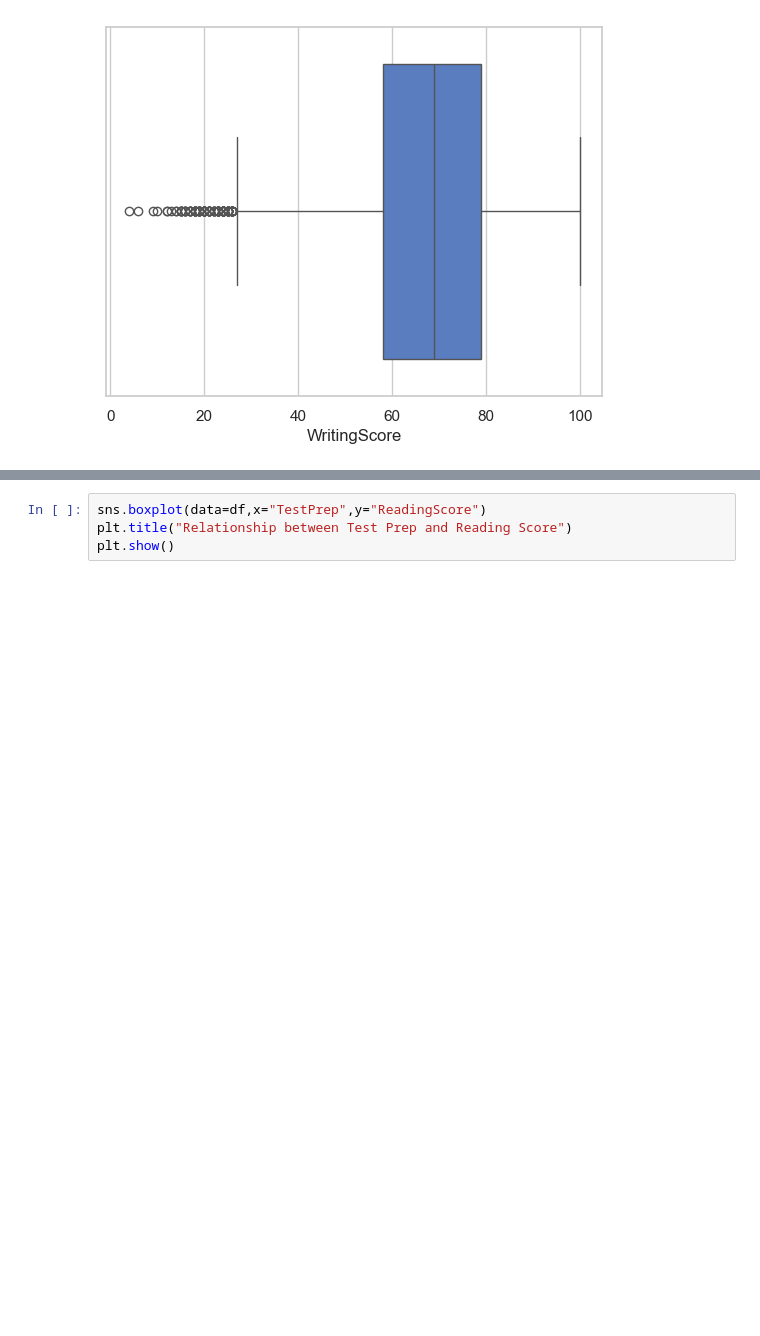
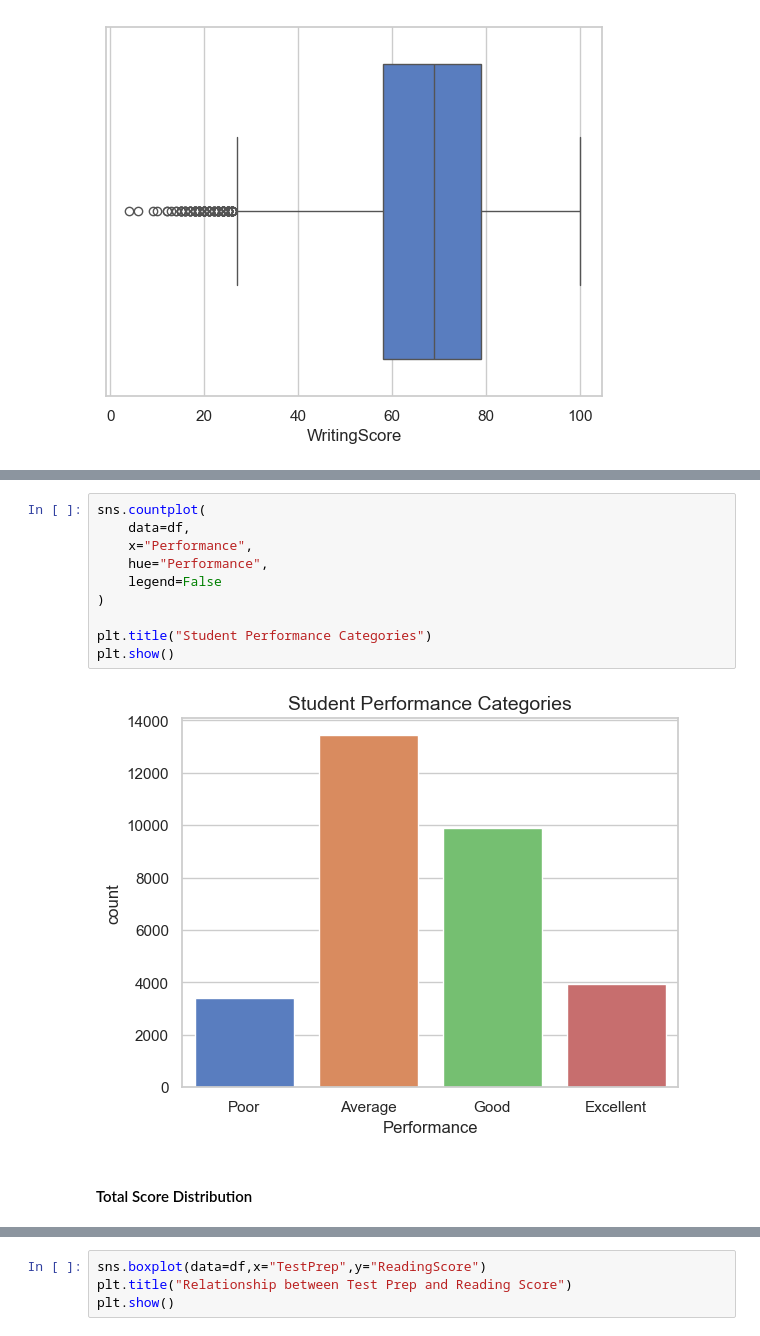
Before and after one commit to mouli-gupta/student-performance-analysis, a Jupyter notebook: student analysis.ipynb, the cells around one changed output, grey strips where cells are left out. Drawn from its saved outputs; the diff is of its cells as text; blank space fills up the shorter version.

```diff
--- a/student analysis.ipynb
+++ b/student analysis.ipynb
@@ -198,0 +282,14 @@ df["Performance"] = pd.cut(
+# %%
+sns.countplot(
+    data=df,
+    x="Performance",
+    hue="Performance",
+    legend=False
+)
+
+plt.title("Student Performance Categories")
+plt.show()
+# %% [output]
+[figure, added]
+# %% [markdown]
+#### Total Score Distribution
```
Also changed, not shown: parts of 103 cells of this notebook.
